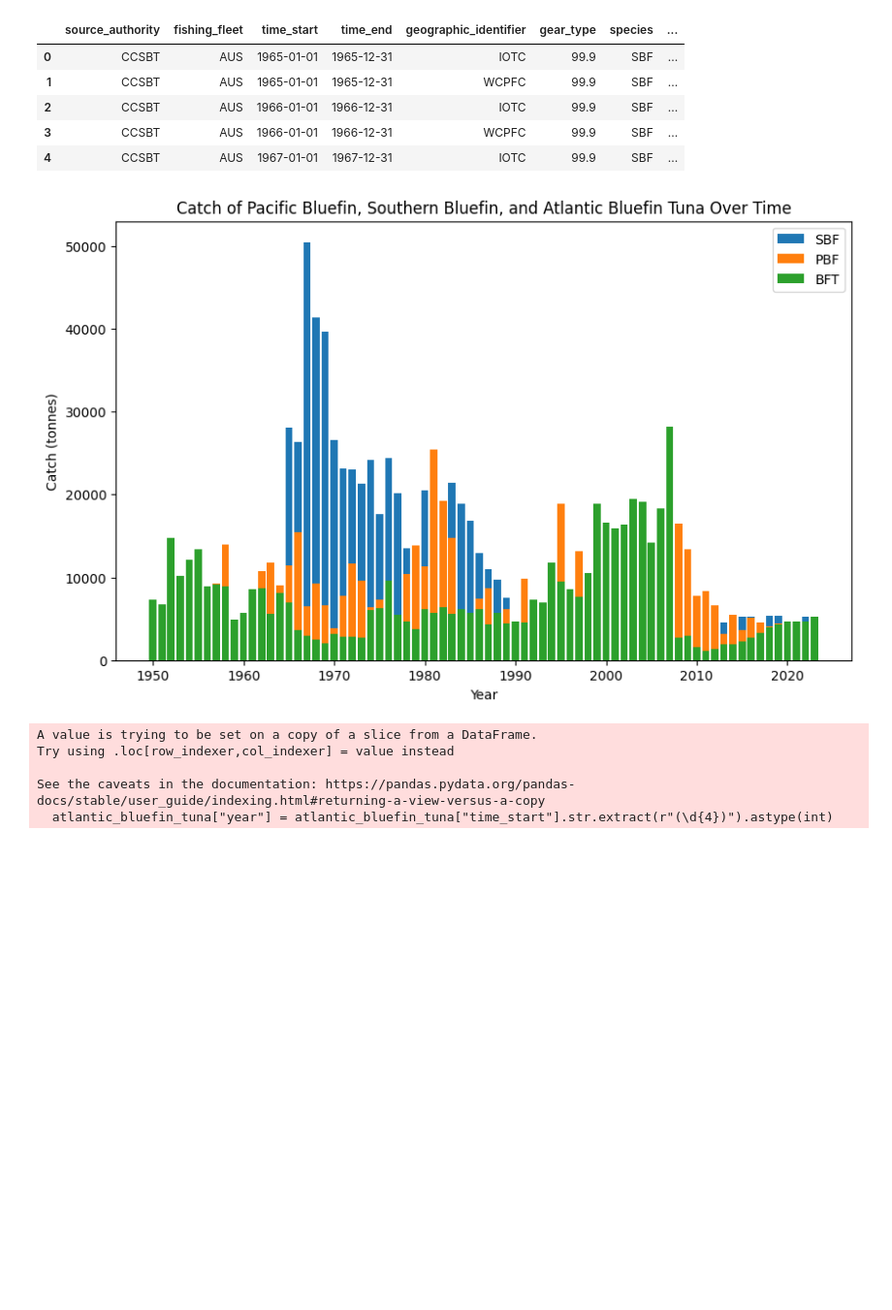
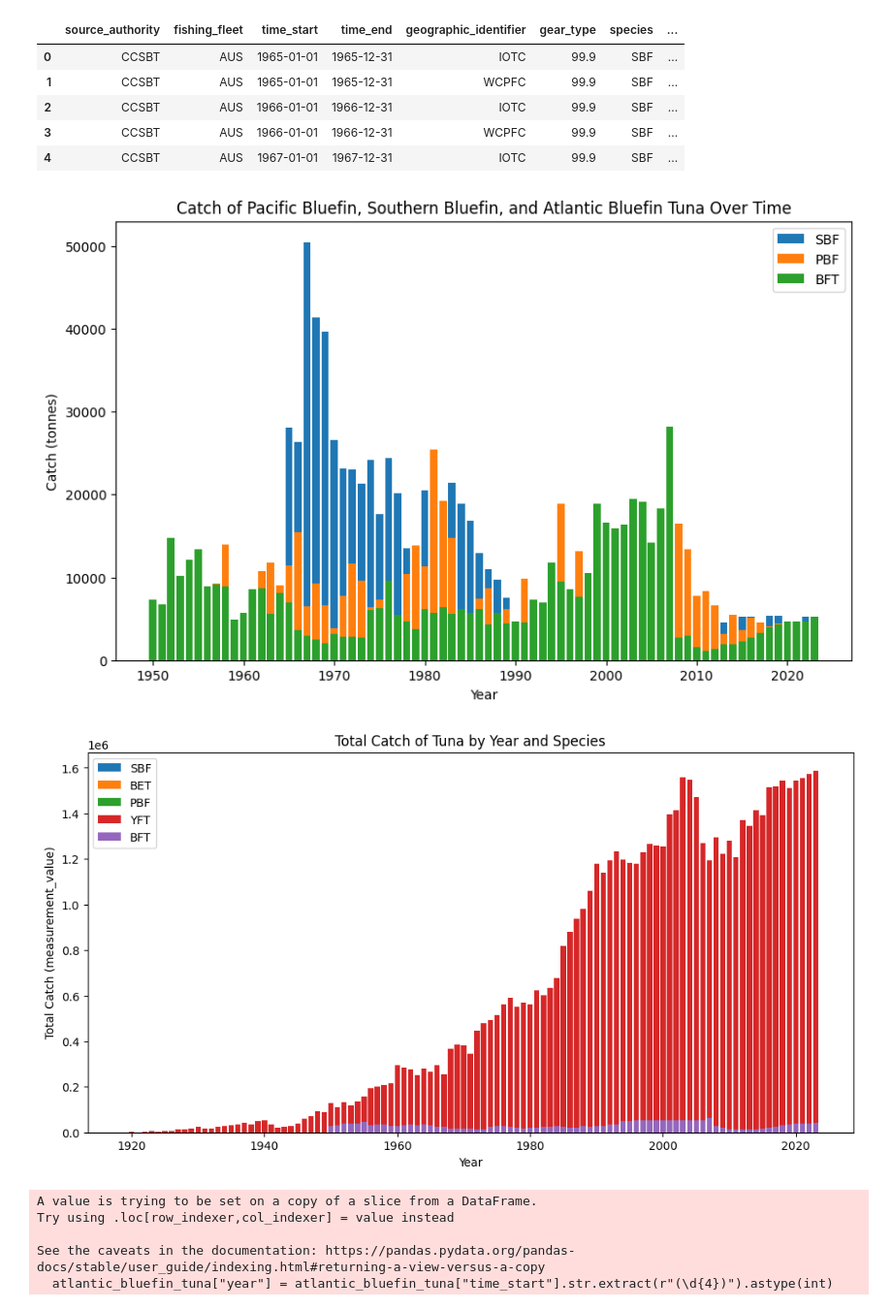
Before and after one commit to nmolnar-parsons/thesis, a Jupyter notebook: data_exploring.ipynb, the cells around one changed output. Shown at 97% size. Saved outputs shown, nothing was run; the diff lists cells and outputs as text; code cells hidden in the pictures; blank space fills up the shorter version.

```diff
--- a/data_exploring.ipynb
+++ b/data_exploring.ipynb
@@ -44,18 +44,31 @@ fao_all.head()
 # %%
 #graph PBF (Pacific Bluefin), Southern bluefin tuna (SBF), Atlantic bluefin tuna (BFT) catch over time
 fao_3bluefin = fao_all[fao_all["species"].isin(["PBF", "SBF", "BFT"])]
 #barplot of measurement_value by year and species
 plt.figure(figsize=(10, 6))
 for species in fao_3bluefin["species"].unique():
     species_data = fao_3bluefin[fao_3bluefin["species"] == species]
     plt.bar(species_data["year"], species_data["measurement_value"], label=species)
 plt.xlabel("Year")
 plt.ylabel("Catch (tonnes)")
 plt.title("Catch of Pacific Bluefin, Southern Bluefin, and Atlantic Bluefin Tuna Over Time")
 plt.legend()
 plt.show()
+
+
+all_tuna = fao_all[fao_all["species"].str.contains("BFT|PBF|SBF|YFT|BET", case=False, na=False)]
+plt.figure(figsize=(12, 6))
+for species in all_tuna["species"].unique():
+    species_data = all_tuna[all_tuna["species"] == species].groupby("year")["measurement_value"].sum().reset_index()
+    plt.bar(species_data["year"], species_data["measurement_value"], label=species)
+plt.xlabel("Year")
+plt.ylabel("Total Catch (measurement_value)")
+plt.title("Total Catch of Tuna by Year and Species")
+plt.legend()
+plt.show()
 # %% [output]
 [figure]
+[figure, added]
 # %%
 #atlantic bluefin tuna subset
 atlantic_bluefin_tuna = fao_all[fao_all["species"].str.contains("BFT", case=False, na=False)]
```
Also changed, not shown: parts of 11 cells of this notebook, 4 other files.
